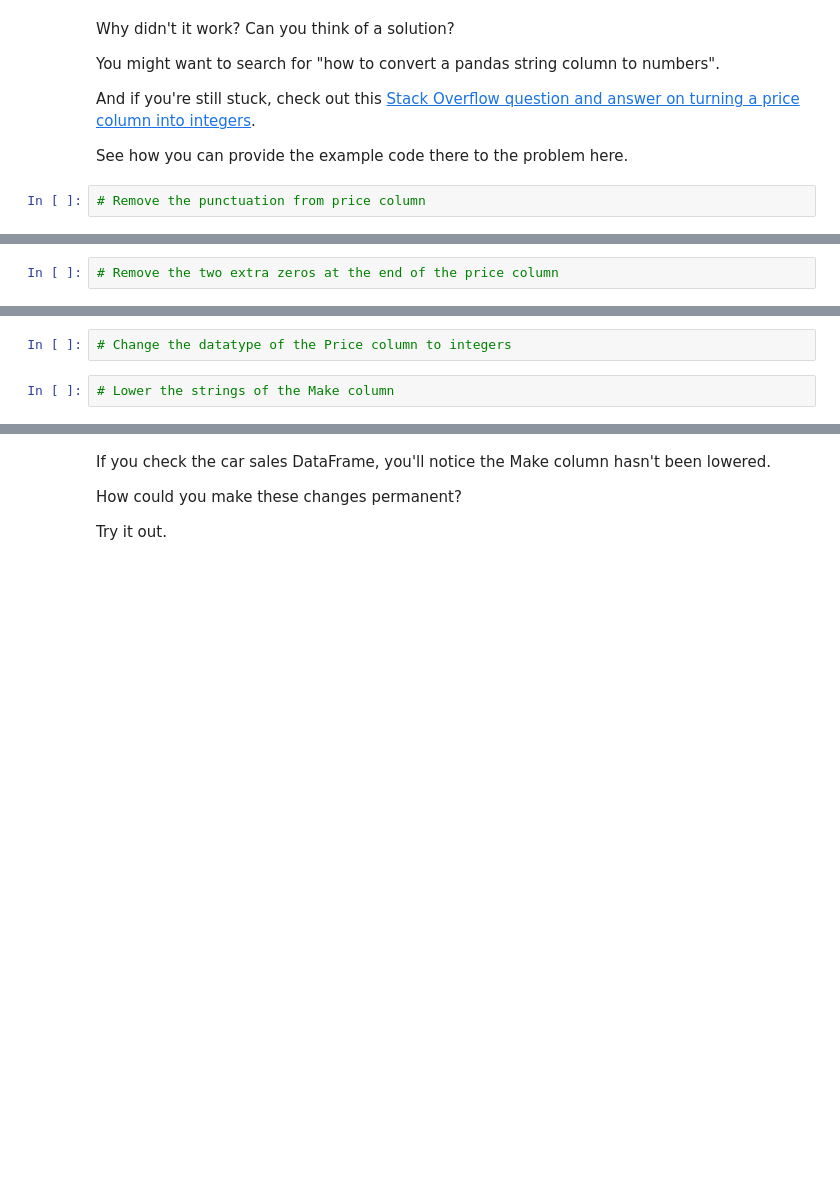
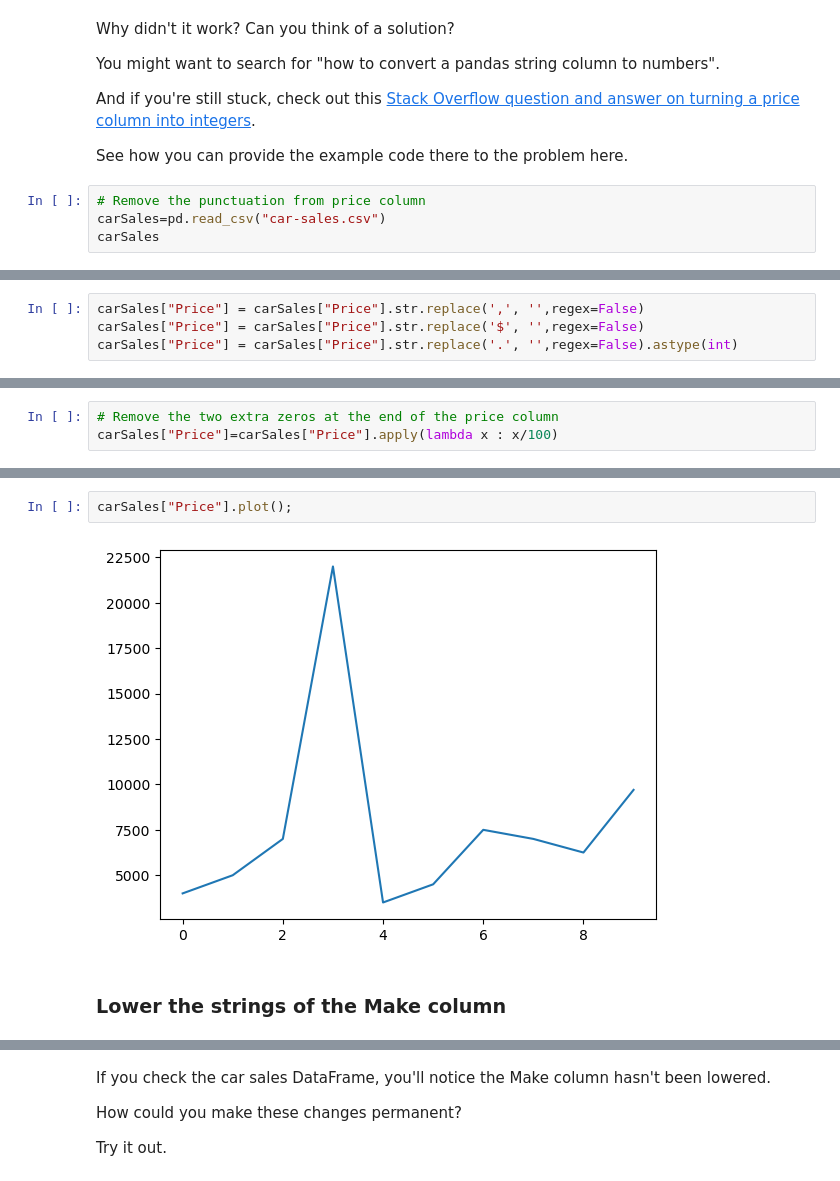
Before and after one commit to adi2025a/Pandas-Introduction-Notes, a Jupyter notebook: pandas-exercises (1).ipynb, the cells around one changed output, grey strips where cells are left out. Drawn from its saved outputs; the diff is of its cells as text; blank space fills up the shorter version.

```diff
--- a/pandas-exercises (1).ipynb
+++ b/pandas-exercises (1).ipynb
@@ -149,3 +246,5 @@ And if you're still stuck, check out this [Stack Overflow question and answer on
 See how you can provide the example code there to the problem here.
 # %%
 # Remove the punctuation from price column
+carSales=pd.read_csv("car-sales.csv")
+carSales
@@ -152,2 +263,6 @@ See how you can provide the example code there to the problem here.
+# %%
+carSales["Price"] = carSales["Price"].str.replace(',', '',regex=False)
+carSales["Price"] = carSales["Price"].str.replace('$', '',regex=False)
+carSales["Price"] = carSales["Price"].str.replace('.', '',regex=False).astype(int)
 # %%
 # Check the changes to the price column
@@ -154,4 +282,5 @@ See how you can provide the example code there to the problem here.
 # %%
 # Remove the two extra zeros at the end of the price column
+carSales["Price"]=carSales["Price"].apply(lambda x : x/100)
 # %%
 # Check the changes to the Price column
@@ -158,4 +300,6 @@ See how you can provide the example code there to the problem here.
-# %%
-# Change the datatype of the Price column to integers
-# %%
-# Lower the strings of the Make column
+# %%
+carSales["Price"].plot();
+# %% [output]
+[figure, added]
+# %% [markdown]
+### Lower the strings of the Make column
```
Also changed, not shown: parts of 63 cells of this notebook.
